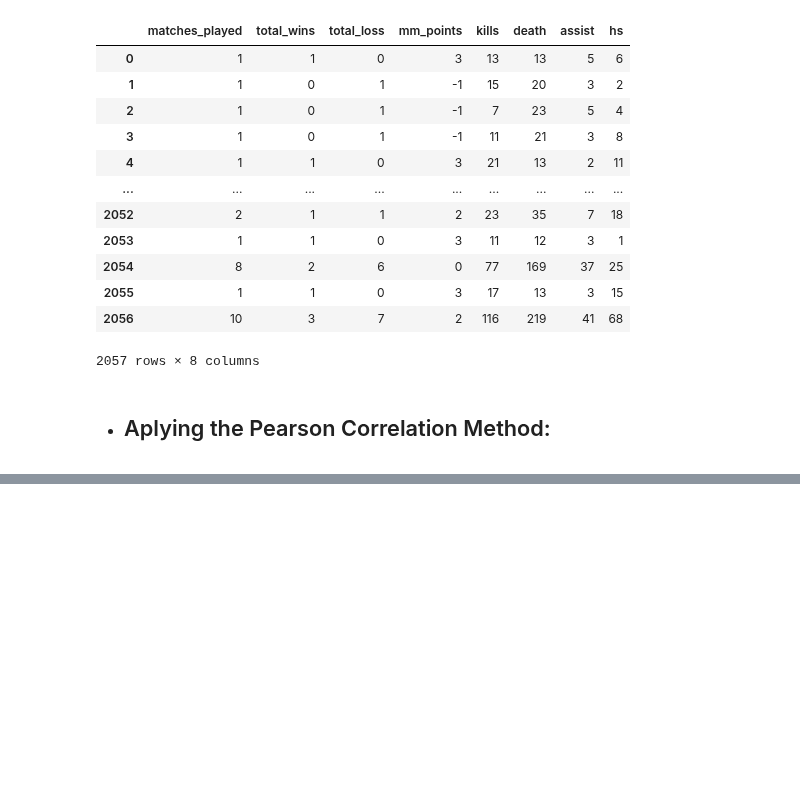
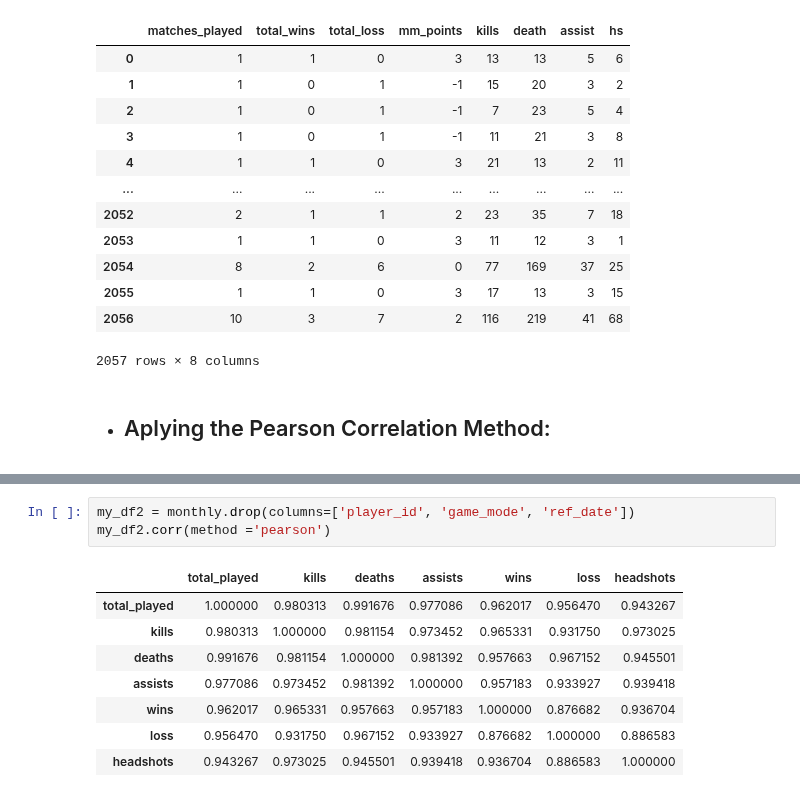
Before and after one commit to victor-s-santos/DataAnalystic-Test, a Jupyter notebook: Analysis.ipynb, the cells around one changed output, grey strips where cells are left out. Saved outputs shown, nothing was run; the diff lists cells and outputs as text; blank space fills up the shorter version.

```diff
--- a/Analysis.ipynb
+++ b/Analysis.ipynb
@@ -195,0 +224,12 @@ heatmap_chart
+# %%
+my_df2 = monthly.drop(columns=['player_id', 'game_mode', 'ref_date'])
+my_df2.corr(method ='pearson')
+# %% [output]
+|  | total_played | kills | deaths | assists | wins | loss | headshots |
+| total_played | 1.000000 | 0.980313 | 0.991676 | 0.977086 | 0.962017 | 0.956470 | 0.943267 |
+| kills | 0.980313 | 1.000000 | 0.981154 | 0.973452 | 0.965331 | 0.931750 | 0.973025 |
+| deaths | 0.991676 | 0.981154 | 1.000000 | 0.981392 | 0.957663 | 0.967152 | 0.945501 |
+| assists | 0.977086 | 0.973452 | 0.981392 | 1.000000 | 0.957183 | 0.933927 | 0.939418 |
+| wins | 0.962017 | 0.965331 | 0.957663 | 0.957183 | 1.000000 | 0.876682 | 0.936704 |
+| loss | 0.956470 | 0.931750 | 0.967152 | 0.933927 | 0.876682 | 1.000000 | 0.886583 |
+| headshots | 0.943267 | 0.973025 | 0.945501 | 0.939418 | 0.936704 | 0.886583 | 1.000000 |
```
Also changed, not shown: parts of 7 cells of this notebook.
